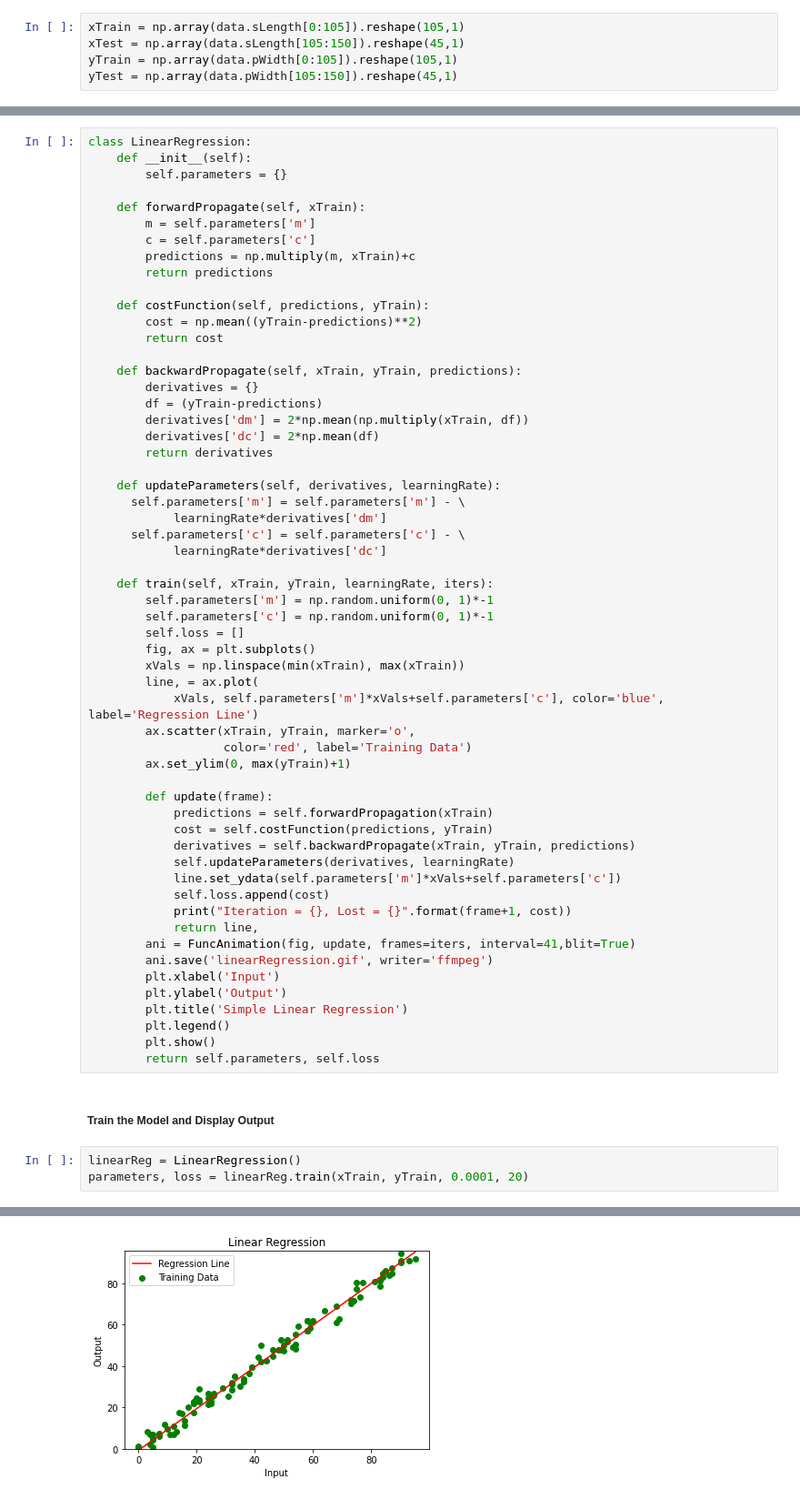
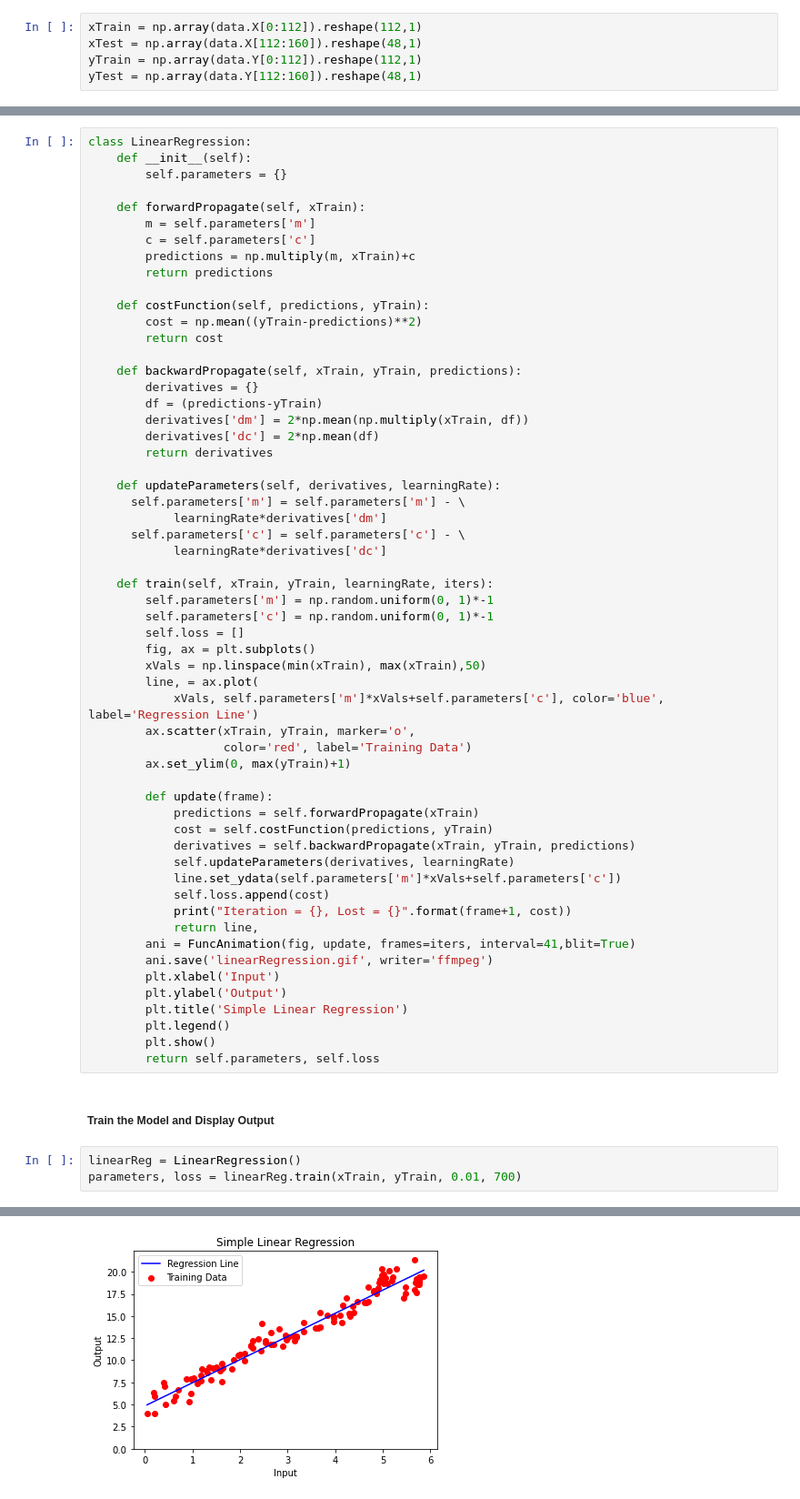
Before and after one commit to TanushYadavCS/SummerOfML2024, a Jupyter notebook: machine_learning/practice/linearRegressionPractice.ipynb, the cells around one changed output, grey strips where cells are left out. Shown at 91% size. Cells and saved outputs as stored; diff of their text form.

```diff
--- a/machine_learning/practice/linearRegressionPractice.ipynb
+++ b/machine_learning/practice/linearRegressionPractice.ipynb
@@ -31,10 +31,10 @@ data
 # %% [markdown]
 Here, we will be using 70% data for training the model and 30% data for testing our hypotheses. We will be using sepal length to determine the species of the the flower.
 # %%
-xTrain = np.array(data.sLength[0:105]).reshape(105,1)
-xTest = np.array(data.sLength[105:150]).reshape(45,1)
-yTrain = np.array(data.pWidth[0:105]).reshape(105,1)
-yTest = np.array(data.pWidth[105:150]).reshape(45,1)
+xTrain = np.array(data.X[0:112]).reshape(112,1)
+xTest = np.array(data.X[112:160]).reshape(48,1)
+yTrain = np.array(data.Y[0:112]).reshape(112,1)
+yTest = np.array(data.Y[112:160]).reshape(48,1)
 # %% [markdown]
 ##### Define the linear regression model
 # %%
@@ -54,7 +54,7 @@ class LinearRegression:
 
     def backwardPropagate(self, xTrain, yTrain, predictions):
         derivatives = {}
-        df = (yTrain-predictions)
+        df = (predictions-yTrain)
         derivatives['dm'] = 2*np.mean(np.multiply(xTrain, df))
         derivatives['dc'] = 2*np.mean(df)
         return derivatives
@@ -70,7 +70,7 @@ class LinearRegression:
         self.parameters['c'] = np.random.uniform(0, 1)*-1
         self.loss = []
         fig, ax = plt.subplots()
-        xVals = np.linspace(min(xTrain), max(xTrain))
+        xVals = np.linspace(min(xTrain), max(xTrain),50)
         line, = ax.plot(
             xVals, self.parameters['m']*xVals+self.parameters['c'], color='blue', label='Regression Line')
         ax.scatter(xTrain, yTrain, marker='o',
@@ -78,7 +78,7 @@ class LinearRegression:
         ax.set_ylim(0, max(yTrain)+1)
 
         def update(frame):
-            predictions = self.forwardPropagation(xTrain)
+            predictions = self.forwardPropagate(xTrain)
             cost = self.costFunction(predictions, yTrain)
             derivatives = self.backwardPropagate(xTrain, yTrain, predictions)
             self.updateParameters(derivatives, learningRate)
@@ -98,5 +98,5 @@ class LinearRegression:
 ##### Train the Model and Display Output
 # %%
 linearReg = LinearRegression()
-parameters, loss = linearReg.train(xTrain, yTrain, 0.0001, 20)
+parameters, loss = linearReg.train(xTrain, yTrain, 0.01, 700)
 # %% [output]
@@ -120 +120 @@ Iteration = 20, Loss=8.950328154021562
-[figure, old version]
+[figure, new version]
```
Also changed, not shown: parts of 2 cells of this notebook, 1 other file.
